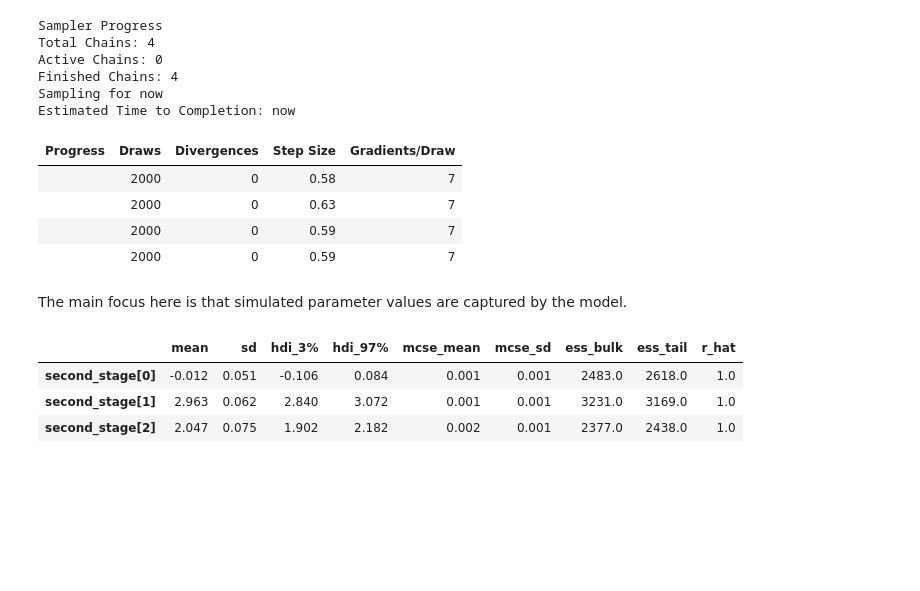
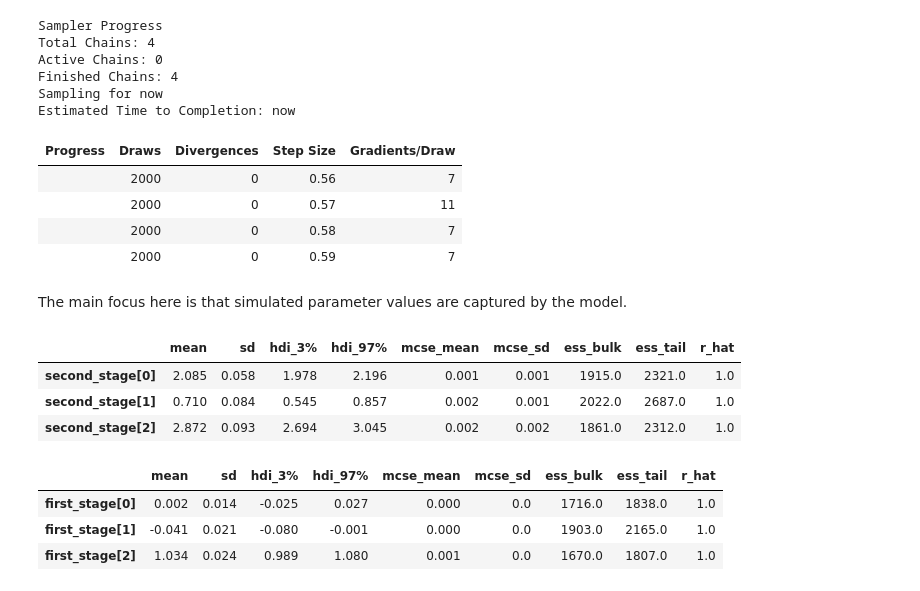
Before and after one commit to HPCurtis/fuzzyRD, a Jupyter notebook: fuzzyrd_simple.ipynb, the cells around one changed output. Drawn from its saved outputs; the diff is of its cells as text; code cells hidden in the pictures; blank space fills up the shorter version.

```diff
--- a/fuzzyrd_simple.ipynb
+++ b/fuzzyrd_simple.ipynb
@@ -11,25 +11,21 @@ np.random.seed(42)
 # Number of observations
 n = 1000
 
-# Simulate running variable (X)
+# Generate the running variable
 X = np.random.uniform(-1, 1, n)
 
 # Define the cutoff
 cutoff = 0
 
-# Simulate treatment assignment with fuzziness (probability increases around cutoff)
-def treatment_assignment(x):
-    prob = 0.2 + 0.6 * (x > cutoff)  # 20% probability below cutoff, 80% above
-    return np.random.binomial(1, prob)
-
-D = np.array([treatment_assignment(x) for x in X])
+# Generate treatment with some fuzziness
+D = (X > cutoff).astype(int) + np.random.normal(0, 0.2, n)
 
 # Simulate the true treatment effect and outcome (Y)
-true_effect = 2
+true_effect = 3
 noise = np.random.normal(0, 1, n)
 
 # Outcome variable: Y = f(X) + true_effect * D + noise
-Y = 3 * X + true_effect * D + noise
+Y = 2 + 0.5 * X + true_effect * D + noise
 # %%
 # Visualization of treatment assignment
 plt.figure(figsize=(10, 6))
@@ -83,16 +79,23 @@ Finished Chains: 4
 Sampling for now
 Estimated Time to Completion: now
 | Progress | Draws | Divergences | Step Size | Gradients/Draw |
+|  | 2000 | 0 | 0.56 | 7 |
+|  | 2000 | 0 | 0.57 | 11 |
 |  | 2000 | 0 | 0.58 | 7 |
-|  | 2000 | 0 | 0.63 | 7 |
 |  | 2000 | 0 | 0.59 | 7 |
-|  | 2000 | 0 | 0.59 | 7 |
 # %% [markdown]
 The main focus here is that simulated parameter values are captured by the model.
 # %%
-az.summary(idata, var_names="second_stage")
+az.summary(idata, var_names= [ "second_stage"])
 # %% [output]
 |  | mean | sd | hdi_3% | hdi_97% | mcse_mean | mcse_sd | ess_bulk | ess_tail | r_hat |
-| second_stage[0] | -0.012 | 0.051 | -0.106 | 0.084 | 0.001 | 0.001 | 2483.0 | 2618.0 | 1.0 |
-| second_stage[1] | 2.963 | 0.062 | 2.840 | 3.072 | 0.001 | 0.001 | 3231.0 | 3169.0 | 1.0 |
-| second_stage[2] | 2.047 | 0.075 | 1.902 | 2.182 | 0.002 | 0.001 | 2377.0 | 2438.0 | 1.0 |
+| second_stage[0] | 2.085 | 0.058 | 1.978 | 2.196 | 0.001 | 0.001 | 1915.0 | 2321.0 | 1.0 |
+| second_stage[1] | 0.710 | 0.084 | 0.545 | 0.857 | 0.002 | 0.001 | 2022.0 | 2687.0 | 1.0 |
+| second_stage[2] | 2.872 | 0.093 | 2.694 | 3.045 | 0.002 | 0.002 | 1861.0 | 2312.0 | 1.0 |
+# %%
+az.summary(idata, var_names= ["first_stage"])
+# %% [output]
+|  | mean | sd | hdi_3% | hdi_97% | mcse_mean | mcse_sd | ess_bulk | ess_tail | r_hat |
+| first_stage[0] | 0.002 | 0.014 | -0.025 | 0.027 | 0.000 | 0.0 | 1716.0 | 1838.0 | 1.0 |
+| first_stage[1] | -0.041 | 0.021 | -0.080 | -0.001 | 0.000 | 0.0 | 1903.0 | 2165.0 | 1.0 |
+| first_stage[2] | 1.034 | 0.024 | 0.989 | 1.080 | 0.001 | 0.0 | 1670.0 | 1807.0 | 1.0 |
```
Also changed, not shown: parts of 1 cell of this notebook.
